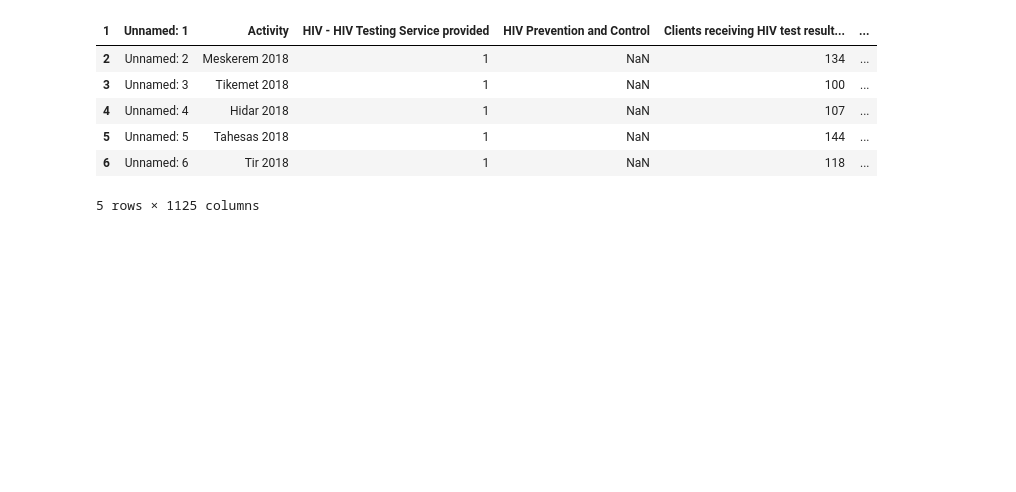
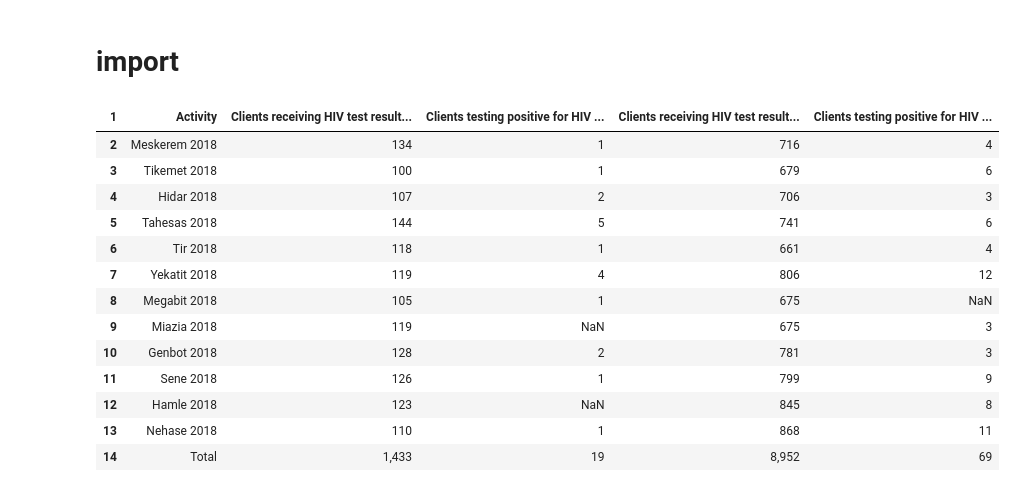
Before and after one commit to solomon7-data/Athlete, a Jupyter notebook: Practice.ipynb, the cells around one changed output. Saved outputs shown, nothing was run; the diff lists cells and outputs as text; code cells hidden in the pictures; blank space fills up the shorter version.

```diff
--- a/Practice.ipynb
+++ b/Practice.ipynb
@@ -4,23 +4,32 @@
 import pandas as pd
 import matplotlib.pyplot as plt
 import seaborn as sns
+# %% [markdown]
+# import
 # %%
 data = pd.read_csv('https://raw.githubusercontent.com/solomon7-data/HIV_DATA1/main/HIV.csv', encoding='latin1')
 # %%
 
 data = data.transpose().reset_index()
 data.columns = data.iloc[1]
 data = data.iloc[2:]
 df = data
-data.head()
+df[['Activity','Clients receiving HIV test results (at VCT)','Clients testing positive for HIV (at VCT)','Clients receiving HIV test results (at PITC)','Clients testing positive for HIV (at PITC)']]
 # %% [output]
-| 1 | Unnamed: 1 | Activity | HIV - HIV Testing Service provided | HIV Prevention and Control | Clients receiving HIV test result... | ... |
-| 2 | Unnamed: 2 | Meskerem 2018 | 1 | NaN | 134 | ... |
-| 3 | Unnamed: 3 | Tikemet 2018 | 1 | NaN | 100 | ... |
-| 4 | Unnamed: 4 | Hidar 2018 | 1 | NaN | 107 | ... |
-| 5 | Unnamed: 5 | Tahesas 2018 | 1 | NaN | 144 | ... |
-| 6 | Unnamed: 6 | Tir 2018 | 1 | NaN | 118 | ... |
+| 1 | Activity | Clients receiving HIV test result... | Clients testing positive for HIV ... | Clients receiving HIV test result... | Clients testing positive for HIV ... |
+| 2 | Meskerem 2018 | 134 | 1 | 716 | 4 |
+| 3 | Tikemet 2018 | 100 | 1 | 679 | 6 |
+| 4 | Hidar 2018 | 107 | 2 | 706 | 3 |
+| 5 | Tahesas 2018 | 144 | 5 | 741 | 6 |
+| 6 | Tir 2018 | 118 | 1 | 661 | 4 |
+| 7 | Yekatit 2018 | 119 | 4 | 806 | 12 |
+| 8 | Megabit 2018 | 105 | 1 | 675 | NaN |
+| 9 | Miazia 2018 | 119 | NaN | 675 | 3 |
+| 10 | Genbot 2018 | 128 | 2 | 781 | 3 |
+| 11 | Sene 2018 | 126 | 1 | 799 | 9 |
+| 12 | Hamle 2018 | 123 | NaN | 845 | 8 |
+| 13 | Nehase 2018 | 110 | 1 | 868 | 11 |
+| 14 | Total | 1,433 | 19 | 8,952 | 69 |
-5 rows × 1125 columns
 # %%
 df = data
 # %%
```
Also changed, not shown: parts of 5 cells of this notebook.
